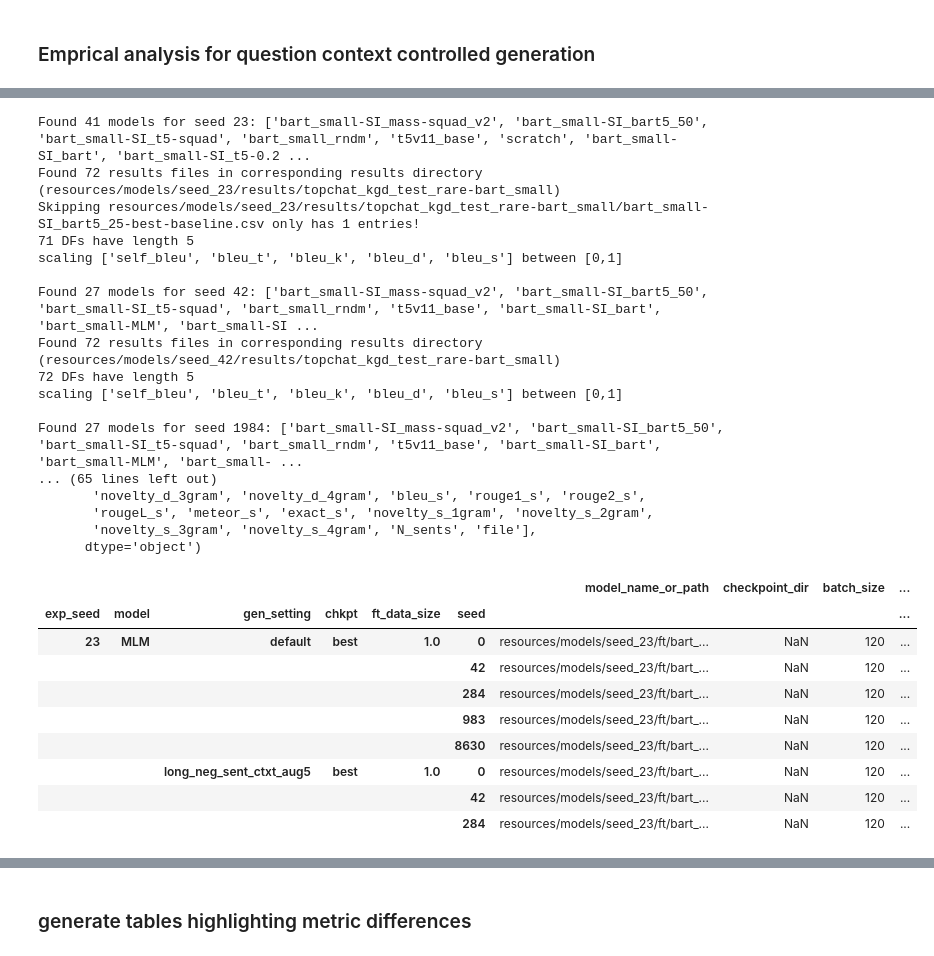
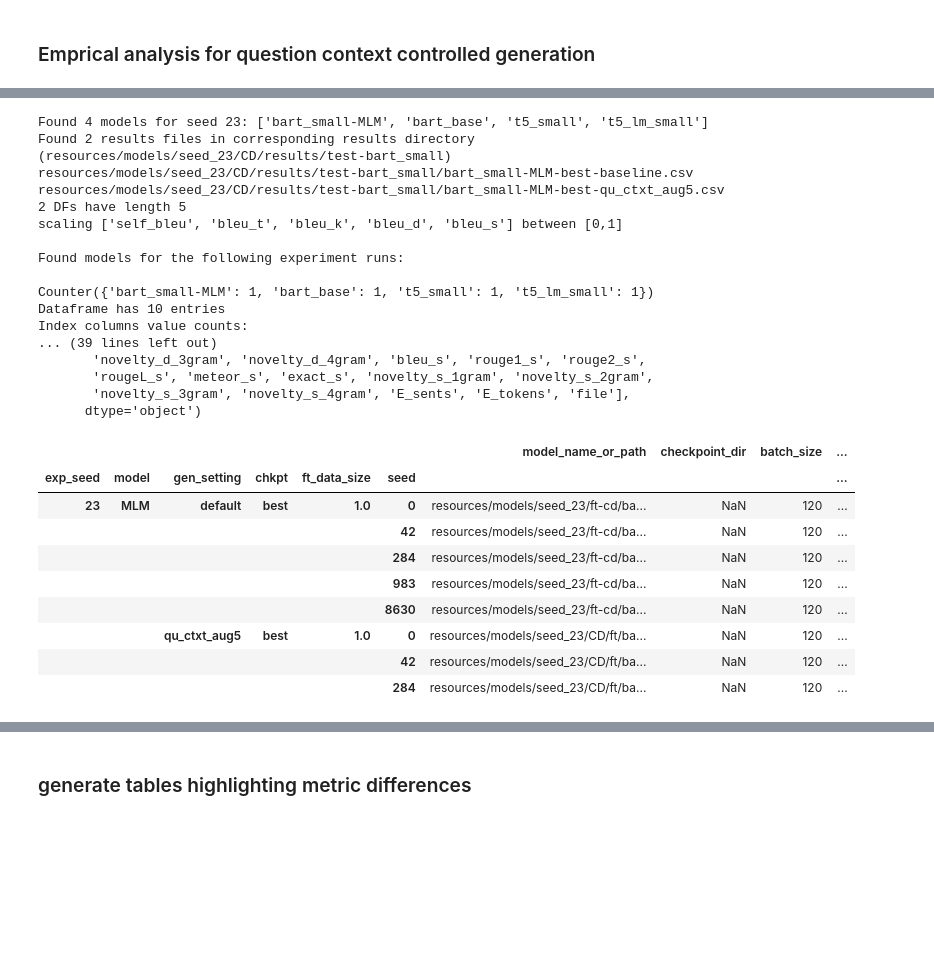
Before and after one commit to ZurichNLP/understanding-ctx-aug, a Jupyter notebook: summarize_results.ipynb, the cells around one changed output, grey strips where cells are left out. Cells and saved outputs as stored; diff of their text form; code cells hidden in the pictures; blank space fills up the shorter version.

```diff
--- a/summarize_results.ipynb
+++ b/summarize_results.ipynb
@@ -22,11 +22,16 @@ pd.set_option('max_colwidth', 400) # avoid trimming cells
 pd.set_option('display.max_columns', None) # avoid trunting columns
 pd.set_option('display.max_rows', None) # avoid truncating rows
 # %%
-exp_seeds = [23, 42, 1984]
 resource_path = Path('resources/models')
-test_set = 'topchat_kgd_test_rare'
+
+# CD pub
+exp_seeds = [23]
+test_set = 'test'
+data_set = 'CD'
+
+
 date = datetime.today().strftime(r'%y%m%d')
-plot_path = Path(f'resources/plots-{test_set}-{date}')
+plot_path = Path(f'resources/plots-{data_set}-{test_set}-{date}')
 plot_path.mkdir(parents=True, exist_ok=True)
 print(plot_path)
 # %% [output]
@@ -183,7 +201,7 @@ def get_outputs_dataframe(model_path: Path, sample_n: int = 10) -> pd.DataFrame:
 # %%
 INDEX_LEVELS = ['exp_seed', 'model', 'gen_setting', 'chkpt', 'ft_data_size', 'seed']
 
-def get_all_results(exp_seed_runs=[23], resource_path=resource_path, results_dir='results_topchat_kgd_test_freq', build_dataframe=True):
+def get_all_results(exp_seed_runs=[23], resource_path=resource_path, data_set=data_set, results_dir='test_freq', build_dataframe=True):
     """
     given a list of experiment seeds and the resource path directory, gather up all the results csv files we can find
     """
@@ -191,8 +209,9 @@ def get_all_results(exp_seed_runs=[23], resource_path=resource_path, results_dir
     result_c = Counter()
 
     dfs = []
+    breakpoint()
     for seed in exp_seed_runs:
-        exp_dir = resource_path / f'seed_{seed}'
+        exp_dir = resource_path / f'seed_{seed}' / f'{data_set}'
         model_names = [p.name for p in Path(exp_dir / 'ft').iterdir()]
         print(f'\nFound {len(model_names)} models for seed {seed}: {model_names}')
         model_c.update(model_names)
@@ -223,6 +242,7 @@ def parse_results_filepath(file: Path) -> Tuple:
     - bart_small-SI_bart-qu_ctxt_aug5.csv
     - bart_small-SI_mass-0.25-qu_ctxt_aug1.csv
     """
+    print(file)
     exp_seed = int(file.parts[2].split('_')[-1])
     parts = file.stem.split('-')
     model, chkpt, pt_config, exp_setting, gen_setting = None, None, None, None, None
@@ -361,35 +371,35 @@ Found 55 results files in corresponding results directory (resources/models/seed
 # %%
-small_model_results_df = get_all_results(exp_seeds, results_dir=f'results/{test_set}-bart_small', build_dataframe=True)
+small_model_results_df = get_all_results(exp_seed_runs=exp_seeds, resource_path=resource_path, data_set=data_set, results_dir=f'results/{test_set}-bart_small', build_dataframe=True)
 get_detailed_info_on_complex_dataframe(small_model_results_df)
 small_model_results_df.head(8)
 # %% [output]
-Found 41 models for seed 23: ['bart_small-SI_mass-squad_v2', 'bart_small-SI_bart5_50', 'bart_small-SI_t5-squad', 'bart_small_rndm', 't5v11_base', 'scratch', 'bart_small-SI_bart', 'bart_small-SI_t5-0.2 ...
-Found 72 results files in corresponding results directory (resources/models/seed_23/results/topchat_kgd_test_rare-bart_small)
-Skipping resources/models/seed_23/results/topchat_kgd_test_rare-bart_small/bart_small-SI_bart5_25-best-baseline.csv only has 1 entries!
-71 DFs have length 5
+Found 4 models for seed 23: ['bart_small-MLM', 'bart_base', 't5_small', 't5_lm_small']
+Found 2 results files in corresponding results directory (resources/models/seed_23/CD/results/test-bart_small)
+resources/models/seed_23/CD/results/test-bart_small/bart_small-MLM-best-baseline.csv
+resources/models/seed_23/CD/results/test-bart_small/bart_small-MLM-best-qu_ctxt_aug5.csv
+2 DFs have length 5
 scaling ['self_bleu', 'bleu_t', 'bleu_k', 'bleu_d', 'bleu_s'] between [0,1]
 
-Found 27 models for seed 42: ['bart_small-SI_mass-squad_v2', 'bart_small-SI_bart5_50', 'bart_small-SI_t5-squad', 'bart_small_rndm', 't5v11_base', 'bart_small-SI_bart', 'bart_small-MLM', 'bart_small-SI ...
-Found 72 results files in corresponding results directory (resources/models/seed_42/results/topchat_kgd_test_rare-bart_small)
-72 DFs have length 5
-scaling ['self_bleu', 'bleu_t', 'bleu_k', 'bleu_d', 'bleu_s'] between [0,1]
+Found models for the following experiment runs:
 
-Found 27 models for seed 1984: ['bart_small-SI_mass-squad_v2', 'bart_small-SI_bart5_50', 'bart_small-SI_t5-squad', 'bart_small_rndm', 't5v11_base', 'bart_small-SI_bart', 'bart_small-MLM', 'bart_small- ...
-... (65 lines left out)
+Counter({'bart_small-MLM': 1, 'bart_base': 1, 't5_small': 1, 't5_lm_small': 1})
+Dataframe has 10 entries
+Index columns value counts:
+... (39 lines left out)
        'novelty_d_3gram', 'novelty_d_4gram', 'bleu_s', 'rouge1_s', 'rouge2_s',
        'rougeL_s', 'meteor_s', 'exact_s', 'novelty_s_1gram', 'novelty_s_2gram',
-       'novelty_s_3gram', 'novelty_s_4gram', 'N_sents', 'file'],
+       'novelty_s_3gram', 'novelty_s_4gram', 'E_sents', 'E_tokens', 'file'],
       dtype='object')
 |  |  |  |  |  |  | model_name_or_path | checkpoint_dir | batch_size | ... |
 | exp_seed | model | gen_setting | chkpt | ft_data_size | seed |  |  |  | ... |
-| 23 | MLM | default | best | 1.0 | 0 | resources/models/seed_23/ft/bart_... | NaN | 120 | ... |
-|  |  |  |  |  | 42 | resources/models/seed_23/ft/bart_... | NaN | 120 | ... |
-|  |  |  |  |  | 284 | resources/models/seed_23/ft/bart_... | NaN | 120 | ... |
-|  |  |  |  |  | 983 | resources/models/seed_23/ft/bart_... | NaN | 120 | ... |
-|  |  |  |  |  | 8630 | resources/models/seed_23/ft/bart_... | NaN | 120 | ... |
-|  |  | long_neg_sent_ctxt_aug5 | best | 1.0 | 0 | resources/models/seed_23/ft/bart_... | NaN | 120 | ... |
-|  |  |  |  |  | 42 | resources/models/seed_23/ft/bart_... | NaN | 120 | ... |
-|  |  |  |  |  | 284 | resources/models/seed_23/ft/bart_... | NaN | 120 | ... |
+| 23 | MLM | default | best | 1.0 | 0 | resources/models/seed_23/ft-cd/ba... | NaN | 120 | ... |
+|  |  |  |  |  | 42 | resources/models/seed_23/ft-cd/ba... | NaN | 120 | ... |
+|  |  |  |  |  | 284 | resources/models/seed_23/ft-cd/ba... | NaN | 120 | ... |
+|  |  |  |  |  | 983 | resources/models/seed_23/ft-cd/ba... | NaN | 120 | ... |
+|  |  |  |  |  | 8630 | resources/models/seed_23/ft-cd/ba... | NaN | 120 | ... |
+|  |  | qu_ctxt_aug5 | best | 1.0 | 0 | resources/models/seed_23/CD/ft/ba... | NaN | 120 | ... |
+|  |  |  |  |  | 42 | resources/models/seed_23/CD/ft/ba... | NaN | 120 | ... |
+|  |  |  |  |  | 284 | resources/models/seed_23/CD/ft/ba... | NaN | 120 | ... |
 # %%
 print(len(public_model_results_df))
 print(len(small_model_results_df))
```
Also changed, not shown: parts of 7 cells of this notebook, 13 other files.
